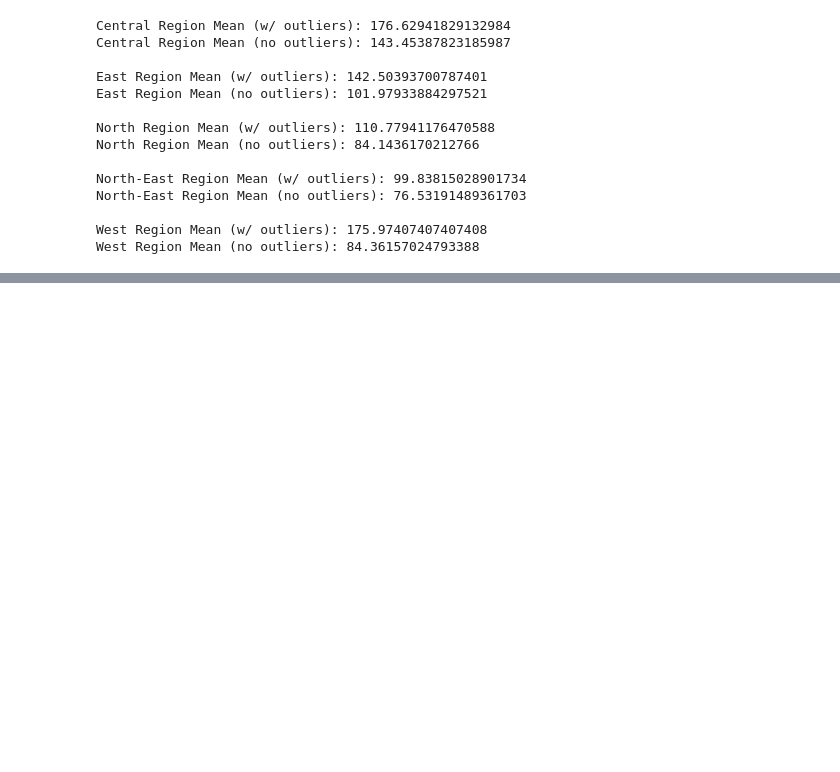
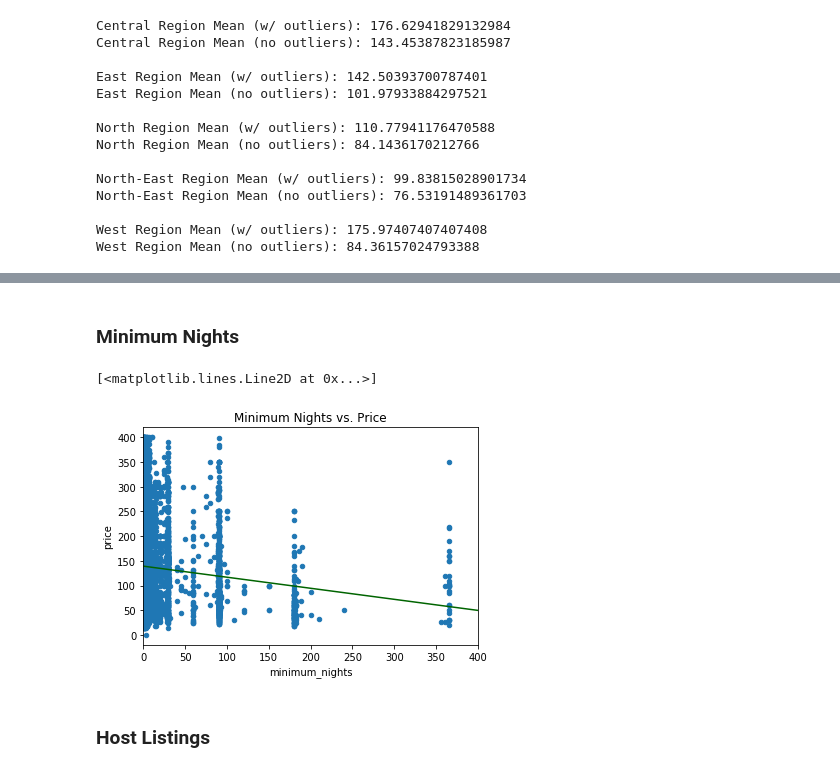
Before and after one commit to NathanHergenreter/SingaporeAirbnb, a Jupyter notebook: python/price_analysis.ipynb, the cells around one changed output, grey strips where cells are left out. Cells and saved outputs as stored; diff of their text form; code cells hidden in the pictures; blank space fills up the shorter version.

```diff
--- a/python/price_analysis.ipynb
+++ b/python/price_analysis.ipynb
@@ -91,0 +168,2 @@ West Region Mean (no outliers): 84.36157024793388
+# %% [markdown]
+### Minimum Nights
@@ -91,0 +173,16 @@ West Region Mean (no outliers): 84.36157024793388
+# %%
+lm_nights_no = sm.OLS(airbnb_no.price, sm.add_constant(airbnb_no.minimum_nights)).fit()
+#lm_nights_no.summary()
+# %%
+airbnb_no.plot('minimum_nights', 'price', kind = 'scatter', xlim = [0, 400]).set_title('Minimum Nights vs. Price')
+xMin = airbnb_no.minimum_nights.min()
+#xMax= airbnb_no.minimum_nights.max()
+xMax = 400
+X = np.linspace(xMin, xMax, 100)
+Y = lm_nights_no.params[0] + lm_nights_no.params[1] * X
+plt.plot(X, Y, color = 'darkgreen')
+# %% [output]
+[<matplotlib.lines.Line2D at 0x...>]
+[figure, added]
+# %% [markdown]
+### Host Listings
```
Also changed, not shown: parts of 22 cells of this notebook, 1 other file.
